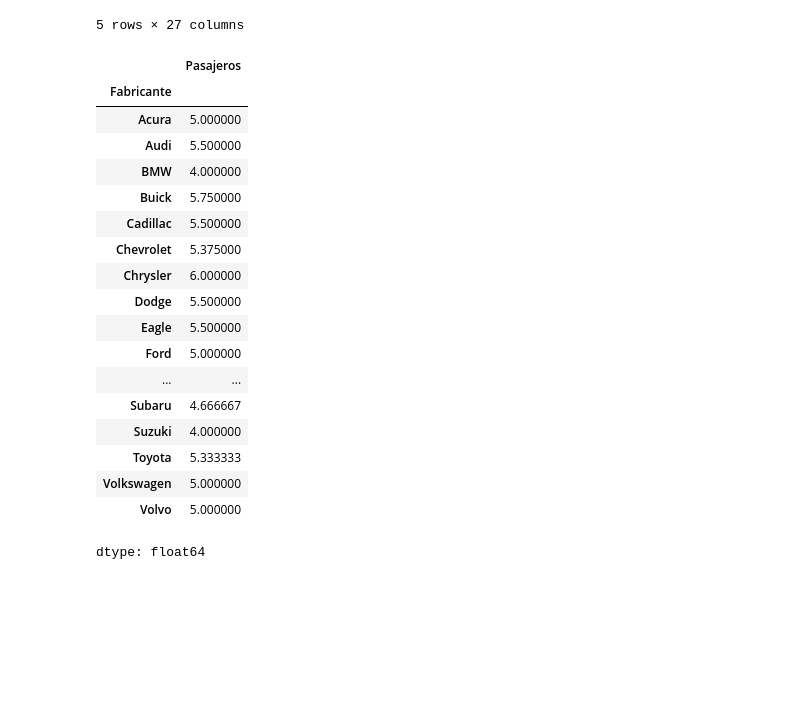
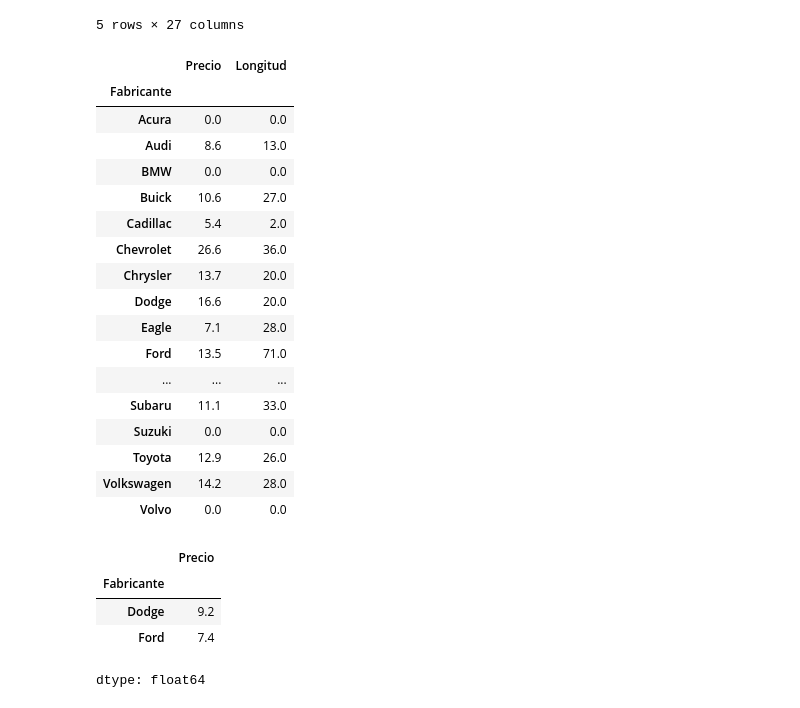
Before and after one commit to AngelTroncoso/BigDataConPython, a Jupyter notebook: BigDataPython.ipynb, the cells around one changed output. Drawn from its saved outputs; the diff is of its cells as text; code cells hidden in the pictures; blank space fills up the shorter version.

```diff
--- a/BigDataPython.ipynb
+++ b/BigDataPython.ipynb
@@ -372,24 +372,39 @@ newdataframe
 5 rows × 27 columns
 # %%
 #agrupa por la primera columna y aplica la funcion de la segunda columna con la funcion incluida
-df.groupby(by="Fabricante")["Pasajeros"].mean()
+#df.groupby(by="Fabricante")["Pasajeros"].mean()
+#df.groupby(by="Fabricante")["Pasajeros"].max()
+#df.groupby(by="Fabricante")["Pasajeros"].count()
+#df.groupby(by="Fabricante")["Precio"].describe()# variable numerica
+#df.groupby(by="Fabricante")[["Precio","Longitud"]].mean()
+#df.groupby(by="Fabricante")[["Precio","Longitud"]].max()
+df.groupby(by="Fabricante")[["Precio","Longitud"]].max()-df.groupby(by="Fabricante")[["Precio","Longitud"]].min()
 # %% [output]
-|  | Pasajeros |
-| Fabricante |  |
-| Acura | 5.000000 |
-| Audi | 5.500000 |
-| BMW | 4.000000 |
-| Buick | 5.750000 |
-| Cadillac | 5.500000 |
-| Chevrolet | 5.375000 |
-| Chrysler | 6.000000 |
-| Dodge | 5.500000 |
-| Eagle | 5.500000 |
-| Ford | 5.000000 |
-| ... | ... |
-| Subaru | 4.666667 |
-| Suzuki | 4.000000 |
-| Toyota | 5.333333 |
-| Volkswagen | 5.000000 |
-| Volvo | 5.000000 |
+|  | Precio | Longitud |
+| Fabricante |  |  |
+| Acura | 0.0 | 0.0 |
+| Audi | 8.6 | 13.0 |
+| BMW | 0.0 | 0.0 |
+| Buick | 10.6 | 27.0 |
+| Cadillac | 5.4 | 2.0 |
+| Chevrolet | 26.6 | 36.0 |
+| Chrysler | 13.7 | 20.0 |
+| Dodge | 16.6 | 20.0 |
+| Eagle | 7.1 | 28.0 |
+| Ford | 13.5 | 71.0 |
+| ... | ... | ... |
+| Subaru | 11.1 | 33.0 |
+| Suzuki | 0.0 | 0.0 |
+| Toyota | 12.9 | 26.0 |
+| Volkswagen | 14.2 | 28.0 |
+| Volvo | 0.0 | 0.0 |
-dtype: float64
+# %%
+#las consultas agrupadas se pueden guardar en una variable para posteriores consultas
+precio_bajo = df[df.Fabricante.isin(["Dodge","Ford"])].groupby(by="Fabricante")["Precio"].min()
+precio_bajo
+# %% [output]
+|  | Precio |
+| Fabricante |  |
+| Dodge | 9.2 |
+| Ford | 7.4 |
+dtype: float64
```
Also changed, not shown: parts of 35 cells of this notebook.
